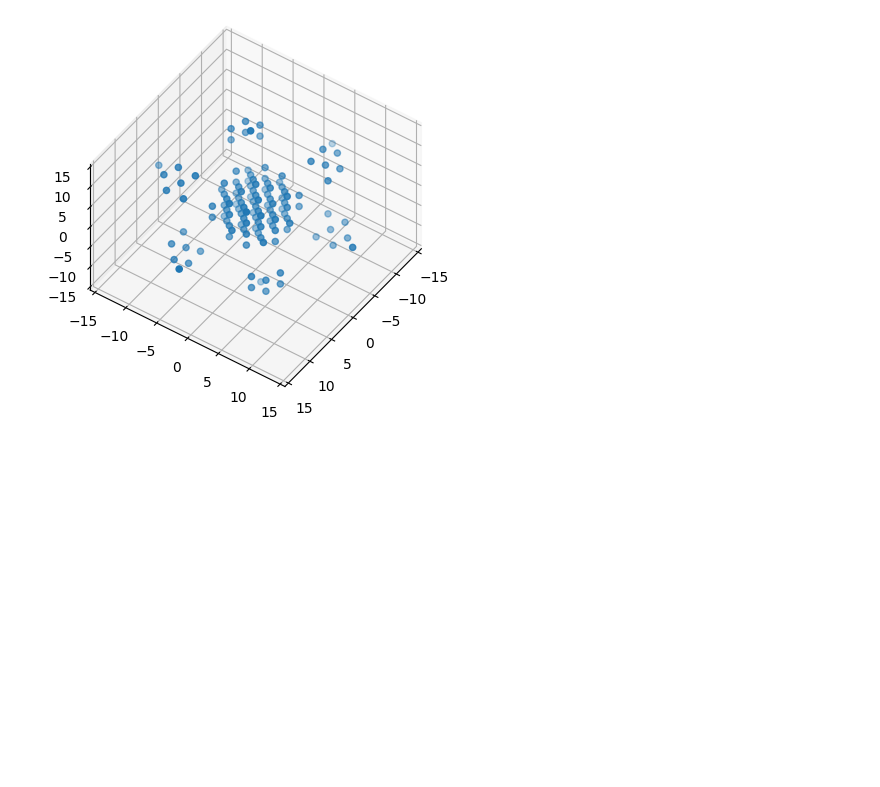
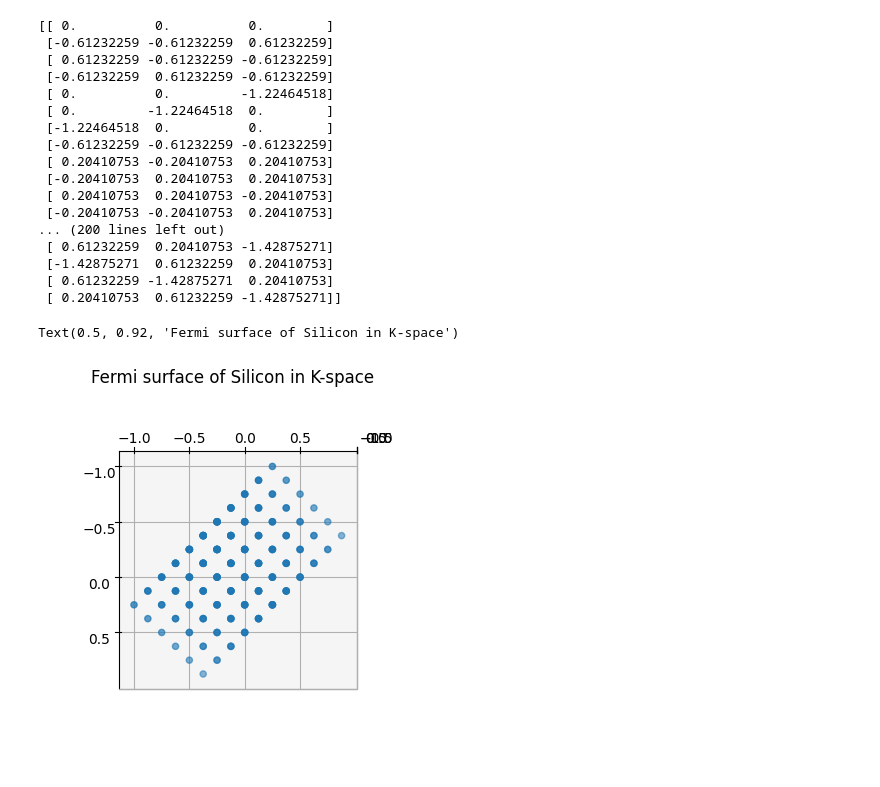
Before and after one commit to Williame33445/physics-projects, a Jupyter notebook: periodic-solids/pseudopotential-methods-for-silicon.ipynb, the cells around one changed output. Cells and saved outputs as stored; diff of their text form; code cells hidden in the pictures; blank space fills up the shorter version.

```diff
--- a/periodic-solids/pseudopotential-methods-for-silicon.ipynb
+++ b/periodic-solids/pseudopotential-methods-for-silicon.ipynb
@@ -69,16 +112,0 @@ for i in range(8):
-# %%
-Ndiv2 = 2
-
-KEAllowed = []
-for l,m,n in itertools.product(range(-Ndiv2-2,Ndiv2 +3), repeat=3):
-    K = 2*np.pi*basisMatrix@np.array([l/(2*Ndiv2),m/(2*Ndiv2),n/(2*Ndiv2)])/a
-    for i,E in enumerate(getE(K)):
-        Ki = 2*np.pi*basisMatrix@np.array([l,m,n])/a
-        KEAllowed.append(list(K + 2*Ki)+[E]) #need to use extended viewpoint
-
-KEAllowed = sorted(KEAllowed,key=lambda l: l[3]) #better names and should find the fermi level
-
-
-KAllowed = list(map(lambda KE: KE[:3],KEAllowed))
-KOccupied = KAllowed[:16*Ndiv2**3]
-print(KAllowed)
@@ -86,0 +117,14 @@ print(KAllowed)
+# %%
+#N value for periodic boundary conditions
+N = 6
+halfN = 3
+
+#use reduced scheme its better for visualisation
+
+#find energy levels for allowed K points
+KEAllowed = [[] for i in range(8)]
+for l,m,n in itertools.product(range(-halfN,halfN), repeat=3):
+    K = basisMatrix@np.array([l,m,n])/halfN
+    Es = getE(K)
+    for i,Ei in enumerate(getE(K)):
+        KEAllowed[i].append(list(K)+[Ei])
@@ -87,8 +133,36 @@ print(KAllowed)
+# %%
+
+#sort the K's by energy
+KEAllowed[0] = sorted(KEAllowed[0],key=lambda l: l[3])
+
+#find K's occupied at 0 temp; Silicon has 4 valence electrons meaning the smallest 2*N^3 K states are filled
+KAllowed = list(map(lambda KE: KE[:3],KEAllowed[0]))
+KOccupied = KAllowed[:2*N**3]
 # %%
-KOccupied = np.array(KOccupied)
+#graph results
+KOccupied = 2*np.pi*np.array(KOccupied)/a
 ax = plt.axes(projection='3d')
 ax.set_proj_type('ortho')
 ax.scatter(KOccupied[:,0], KOccupied[:,1], KOccupied[:,2])
-ax.view_init(45, 35)
+ax.view_init(90, 0)
+ax.set_title("Fermi surface of Silicon in K-space")
 # %% [output]
+[[ 0.          0.          0.        ]
+ [-0.61232259 -0.61232259  0.61232259]
+ [ 0.61232259 -0.61232259 -0.61232259]
+ [-0.61232259  0.61232259 -0.61232259]
+ [ 0.          0.         -1.22464518]
+ [ 0.         -1.22464518  0.        ]
+ [-1.22464518  0.          0.        ]
+ [-0.61232259 -0.61232259 -0.61232259]
+ [ 0.20410753 -0.20410753  0.20410753]
+ [-0.20410753  0.20410753  0.20410753]
+ [ 0.20410753  0.20410753 -0.20410753]
+ [-0.20410753 -0.20410753  0.20410753]
+... (200 lines left out)
+ [ 0.61232259  0.20410753 -1.42875271]
+ [-1.42875271  0.61232259  0.20410753]
+ [ 0.61232259 -1.42875271  0.20410753]
+ [ 0.20410753  0.61232259 -1.42875271]]
+Text(0.5, 0.92, 'Fermi surface of Silicon in K-space')
-[figure, old version]
+[figure, new version]
```
Also changed, not shown: parts of 14 cells of this notebook, 1 other file.
